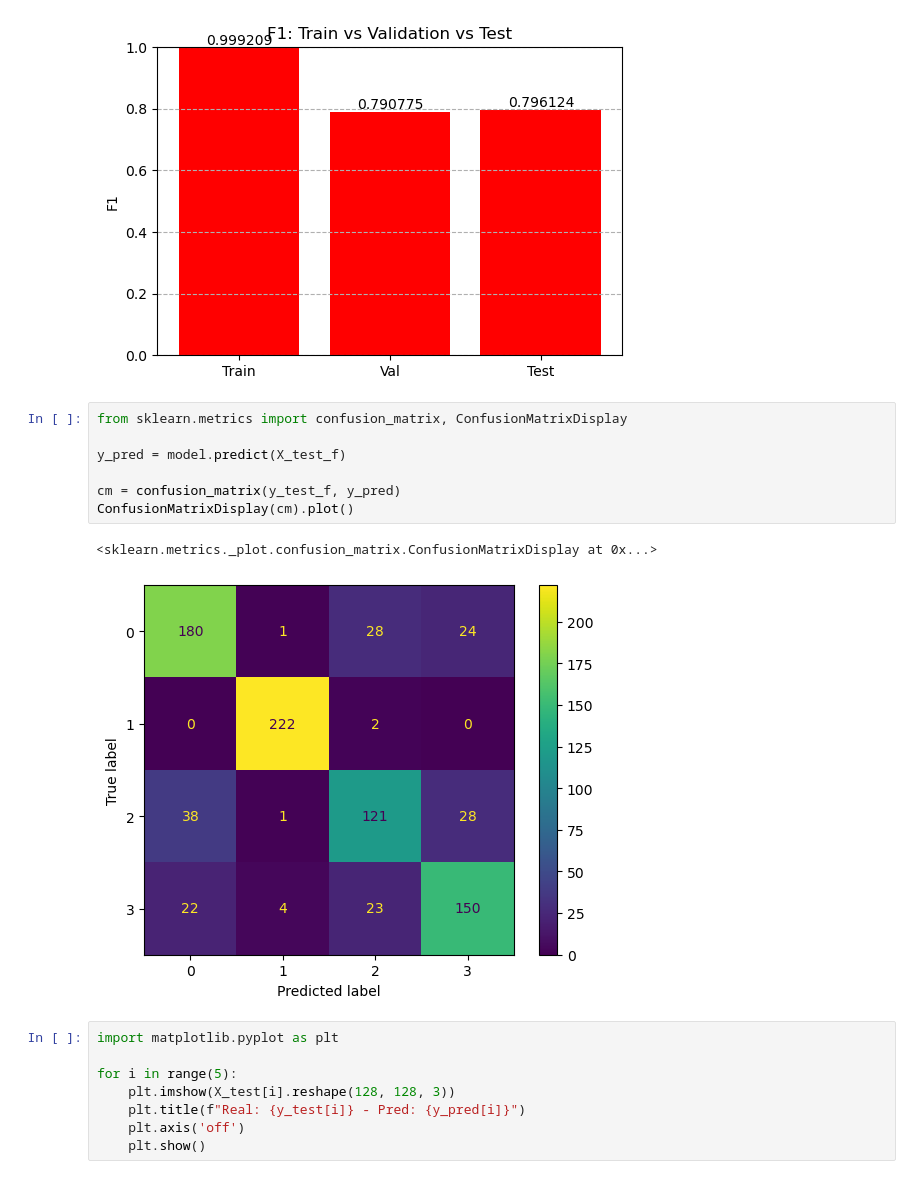
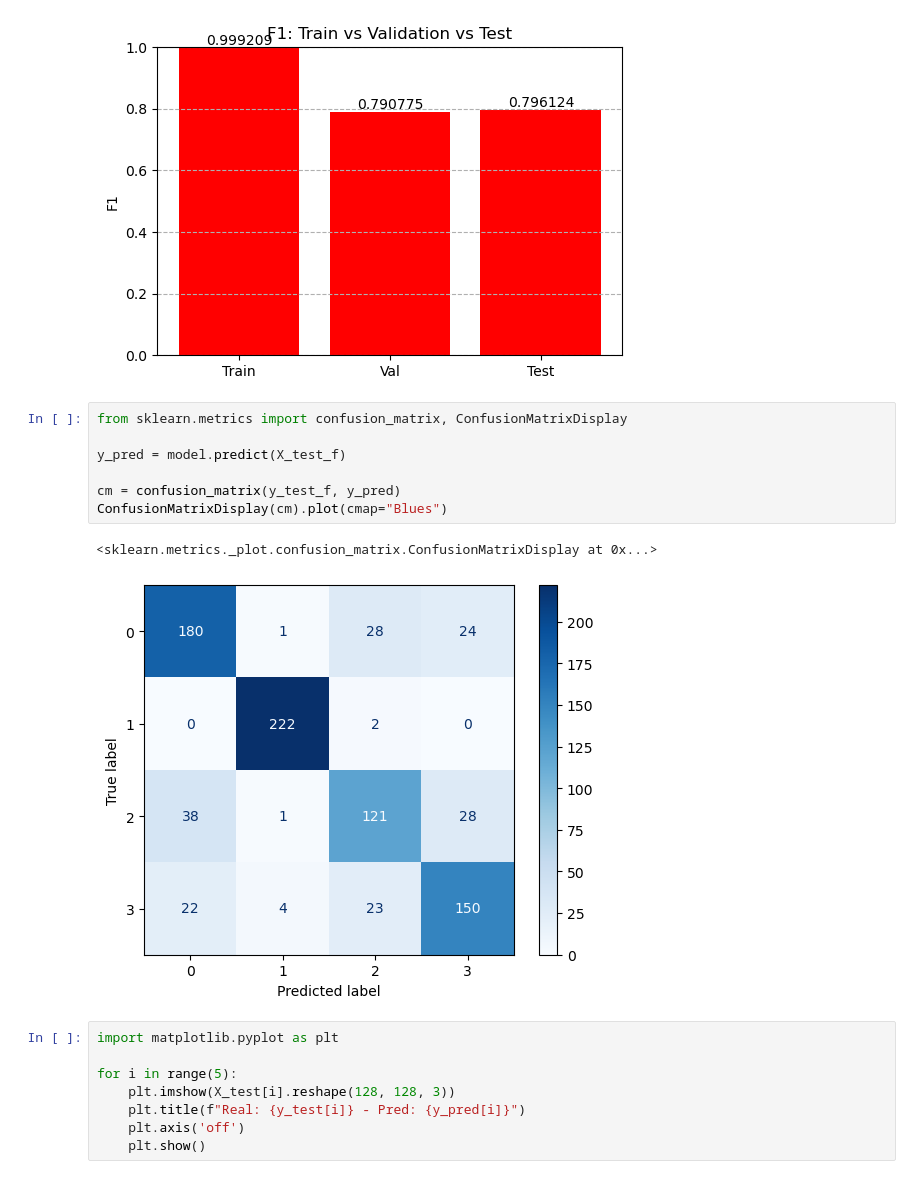
Before and after one commit to ropas5/eye_diseases_classification_trabajo_DL, a Jupyter notebook: notebooks/modelo_1.ipynb, the cells around one changed output. Cells and saved outputs as stored; diff of their text form.

Commit message:
modificamos la matriz de confusion en azul

```diff
--- a/notebooks/modelo_1.ipynb
+++ b/notebooks/modelo_1.ipynb
@@ -122,13 +120,13 @@ plots_metricas(df)
 # %%
 from sklearn.metrics import confusion_matrix, ConfusionMatrixDisplay
 
 y_pred = model.predict(X_test_f)
 
 cm = confusion_matrix(y_test_f, y_pred)
-ConfusionMatrixDisplay(cm).plot()
+ConfusionMatrixDisplay(cm).plot(cmap="Blues")
 # %% [output]
 <sklearn.metrics._plot.confusion_matrix.ConfusionMatrixDisplay at 0x...>
-[figure, old version]
+[figure, new version]
 # %%
 import matplotlib.pyplot as plt
 
```
Also changed, not shown: parts of 1 cell of this notebook, 1 other file.
